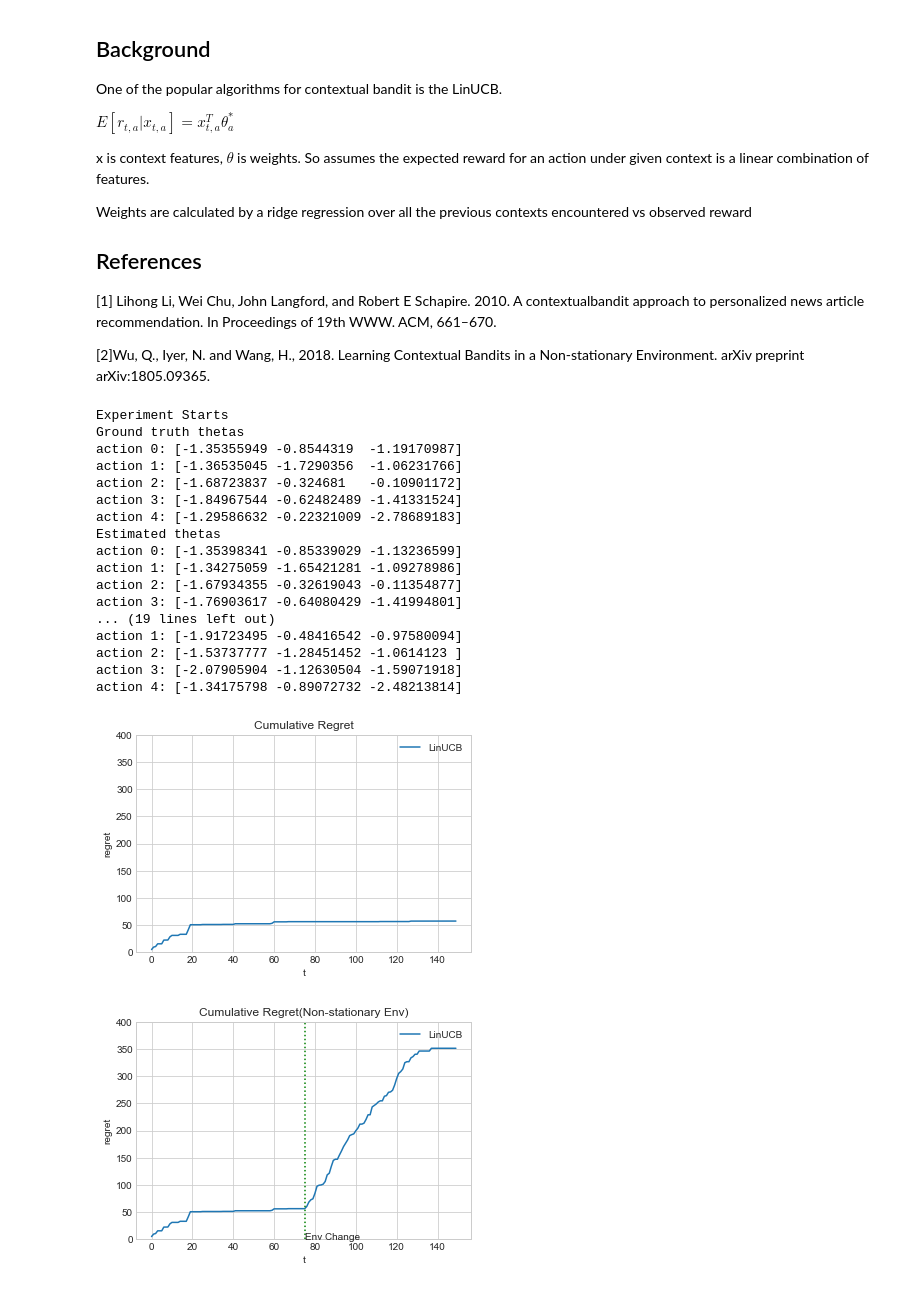
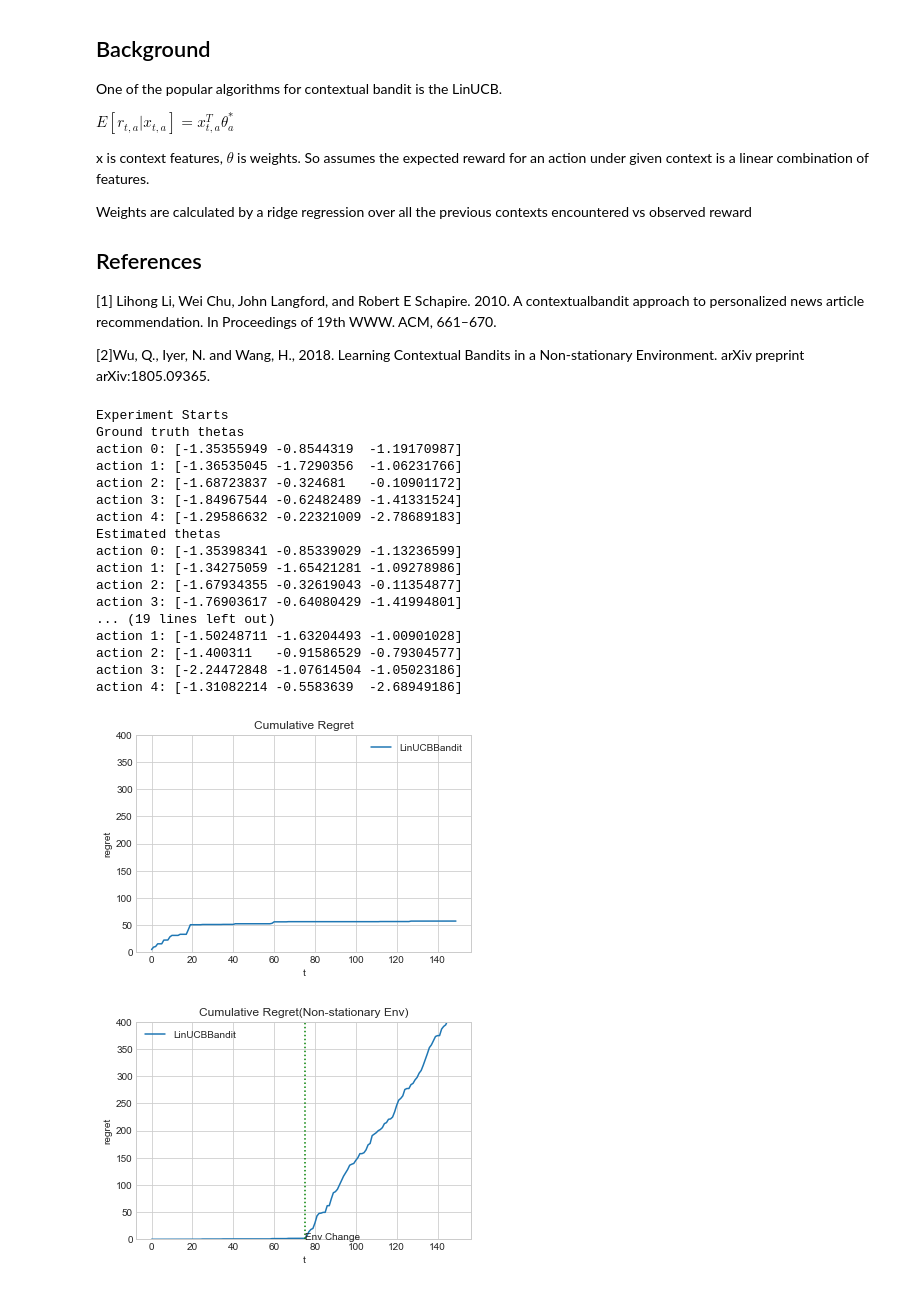
Before and after one commit to stephengou/Contextual-Multi-Armed-Bandit, a Jupyter notebook: Non-Stationary Contextual MAB.ipynb, the cells around one changed output. Drawn from its saved outputs; the diff is of its cells as text; code cells hidden in the pictures.

Commit message:
Refactor different bandit algorithms into classes

```diff
--- a/Non-Stationary Contextual MAB.ipynb
+++ b/Non-Stationary Contextual MAB.ipynb
@@ -103,14 +112,14 @@ class Bandit():
         new_theta = np.dot(np.dot(inverse,D.T), C)
         self.thetas[a] = new_theta
 # %%
-#run simulation
+#class that runs simulation and plot regrets
 class Experiment():
-    def __init__(self, iter, policy, non_stationary):
-        self.policy = policy
+    def __init__(self, iter, agent, n_f, n_a, non_stationary):
+        self.agent = agent
         self.iterations = iter
         self.non_stationary = non_stationary
-        self.n_feature = 3
-        self.n_action = 5
+        self.n_feature = n_f
+        self.n_action = n_a
         self.true_thetas = None
 
     def get_true_reward(self, x,a):
@@ -134,13 +143,12 @@ class Experiment():
         regret = 0.
         regret_list = []
         t_change = np.floor(self.iterations * 0.5)
-        model = Bandit(self.n_feature, self.n_action, self.policy)
         self.gen_true_thetas()
         for t in range(self.iterations):
             context = self.get_rand_context()
-            a = model.pick_action(context)
+            a = self.agent.pick_action(context)
             r = self.get_true_reward(context,a)
-            model.update_model(context,a,r)
+            self.agent.update_model(context,a,r)
             regret += abs(r - self.get_true_reward(context,self.get_optimal_action(context)))
             regret_list.append(regret)
 
@@ -149,45 +157,48 @@ class Experiment():
                 self.gen_true_thetas()
 
         print('Estimated thetas')
-        for a in range(model.n_a):
-            print('action ' + str(a) + ': ' + str(model.thetas[a]))
+        for a in range(self.agent.n_a):
+            print('action ' + str(a) + ': ' + str(self.agent.thetas[a]))
 
         fig,ax = plt.subplots()
         ax.set_title('Cumulative Regret' if not self.non_stationary else 'Cumulative Regret(Non-stationary Env)')
         ax.set_xlabel('t')
         ax.set_ylabel('regret')
         ax.set_ylim(0.,400.)
-        ax.plot(regret_list, label=self.policy)
+        ax.plot(regret_list, label=str(type(self.agent).__name__))
         if self.non_stationary:
             ax.axvline(x=t_change,linestyle=':',color='green')
             ax.text(t_change,0.,'Env Change')
         ax.legend()
 
         return
-
-
-ITERATIONS = 150
-exp1 = Experiment(ITERATIONS,'LinUCB',False)
-exp2 =  Experiment(ITERATIONS,'LinUCB',True)
-exp1.run()
-exp2.run()
-# %% [output]
-Experiment Starts
-Ground truth thetas
-action 0: [-1.35355949 -0.8544319  -1.19170987]
-action 1: [-1.36535045 -1.7290356  -1.06231766]
-action 2: [-1.68723837 -0.324681   -0.10901172]
-action 3: [-1.84967544 -0.62482489 -1.41331524]
-action 4: [-1.29586632 -0.22321009 -2.78689183]
-Estimated thetas
-action 0: [-1.35398341 -0.85339029 -1.13236599]
-action 1: [-1.34275059 -1.65421281 -1.09278986]
-action 2: [-1.67934355 -0.32619043 -0.11354877]
-action 3: [-1.76903617 -0.64080429 -1.41994801]
-... (19 lines left out)
-action 1: [-1.91723495 -0.48416542 -0.97580094]
-action 2: [-1.53737777 -1.28451452 -1.0614123 ]
-action 3: [-2.07905904 -1.12630504 -1.59071918]
-action 4: [-1.34175798 -0.89072732 -2.48213814]
-[figure, removed]
-[figure, removed]
+# %%
+#Main
+ITERATIONS = 150
+FEATURES = 3
+ACTIONS = 5
+agent = LinUCBBandit(FEATURES, ACTIONS)
+exp1 = Experiment(ITERATIONS,agent,FEATURES, ACTIONS, False)
+exp2 =  Experiment(ITERATIONS,agent,FEATURES, ACTIONS, True)
+exp1.run()
+exp2.run()
+# %% [output]
+Experiment Starts
+Ground truth thetas
+action 0: [-1.35355949 -0.8544319  -1.19170987]
+action 1: [-1.36535045 -1.7290356  -1.06231766]
+action 2: [-1.68723837 -0.324681   -0.10901172]
+action 3: [-1.84967544 -0.62482489 -1.41331524]
+action 4: [-1.29586632 -0.22321009 -2.78689183]
+Estimated thetas
+action 0: [-1.35398341 -0.85339029 -1.13236599]
+action 1: [-1.34275059 -1.65421281 -1.09278986]
+action 2: [-1.67934355 -0.32619043 -0.11354877]
+action 3: [-1.76903617 -0.64080429 -1.41994801]
+... (19 lines left out)
+action 1: [-1.50248711 -1.63204493 -1.00901028]
+action 2: [-1.400311   -0.91586529 -0.79304577]
+action 3: [-2.24472848 -1.07614504 -1.05023186]
+action 4: [-1.31082214 -0.5583639  -2.68949186]
+[figure, added]
+[figure, added]
```
Also changed, not shown: parts of 1 cell of this notebook.
